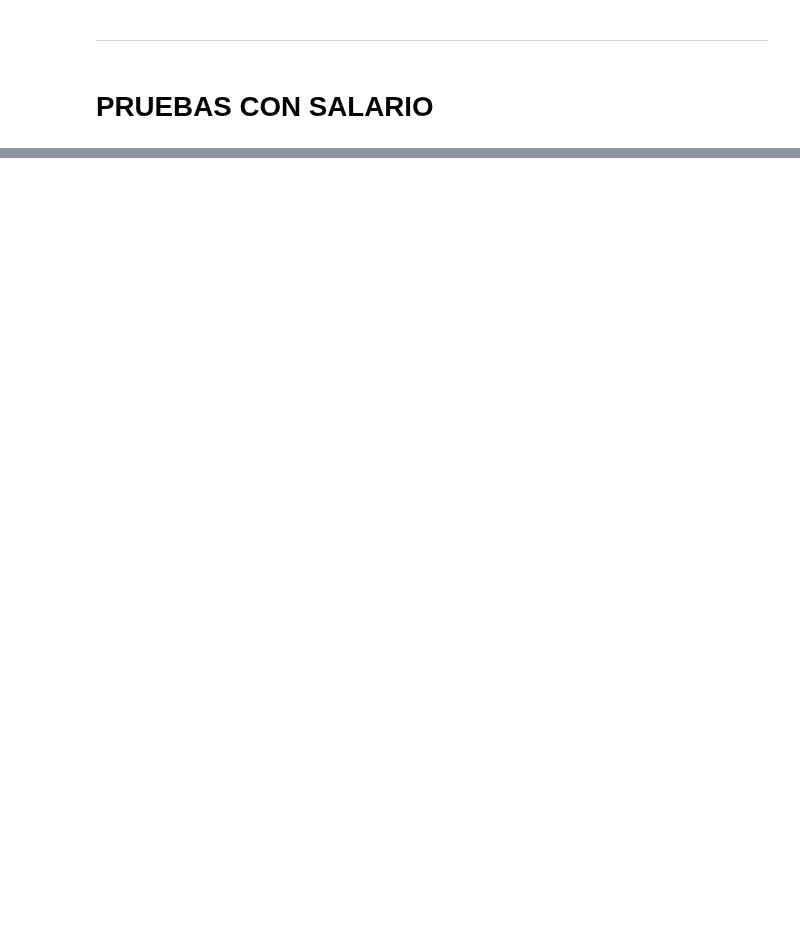
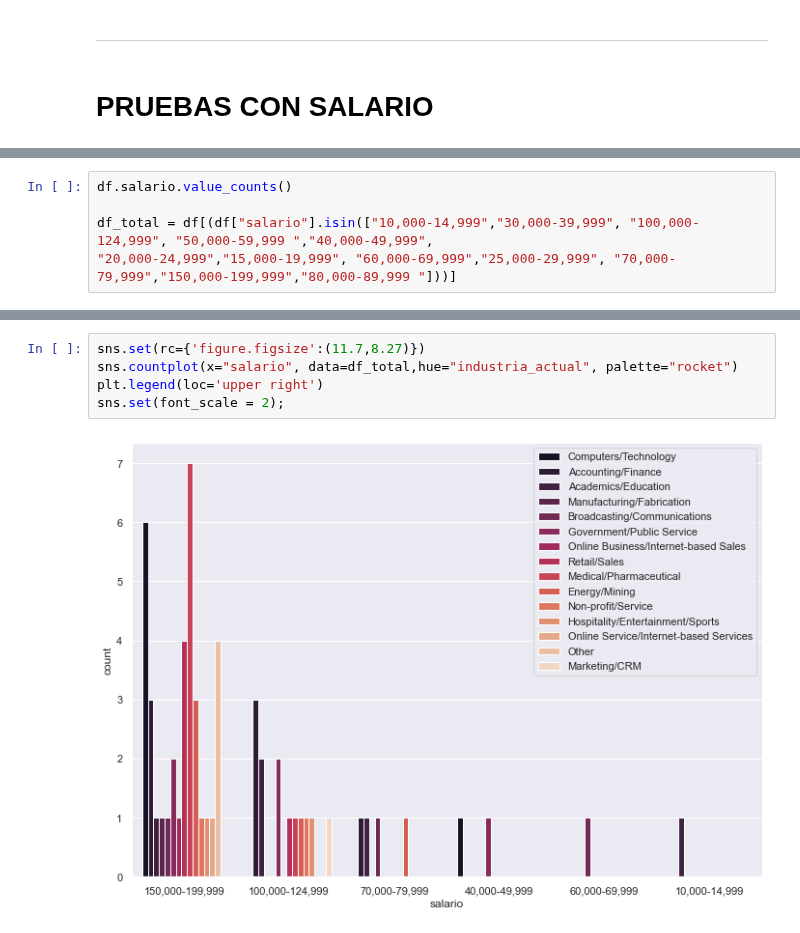
Before and after one commit to Adalab/project-da-promo-A-module-2-team-2, a Jupyter notebook: pruebas proyecto.ipynb, the cells around one changed output, grey strips where cells are left out. Cells and saved outputs as stored; diff of their text form; blank space fills up the shorter version.

Commit message:
Actualizado

```diff
--- a/pruebas proyecto.ipynb
+++ b/pruebas proyecto.ipynb
@@ -158 +226,6 @@ df.entorno_desarrollo.unique()
+# %%
+df.salario.value_counts()
+
+df_total = df[(df["salario"].isin(["10,000-14,999","30,000-39,999", "100,000-124,999", "50,000-59,999 ","40,000-49,999",
+"20,000-24,999","15,000-19,999", "60,000-69,999","25,000-29,999", "70,000-79,999","150,000-199,999","80,000-89,999 "]))]
 # %%
@@ -161,0 +261,7 @@ NameError: name 'df' is not defined
+# %%
+sns.set(rc={'figure.figsize':(11.7,8.27)})
+sns.countplot(x="salario", data=df_total,hue="industria_actual", palette="rocket")
+plt.legend(loc='upper right')
+sns.set(font_scale = 2);
+# %% [output]
+[figure, added]
```
Also changed, not shown: parts of 38 cells of this notebook, 2 other files.
